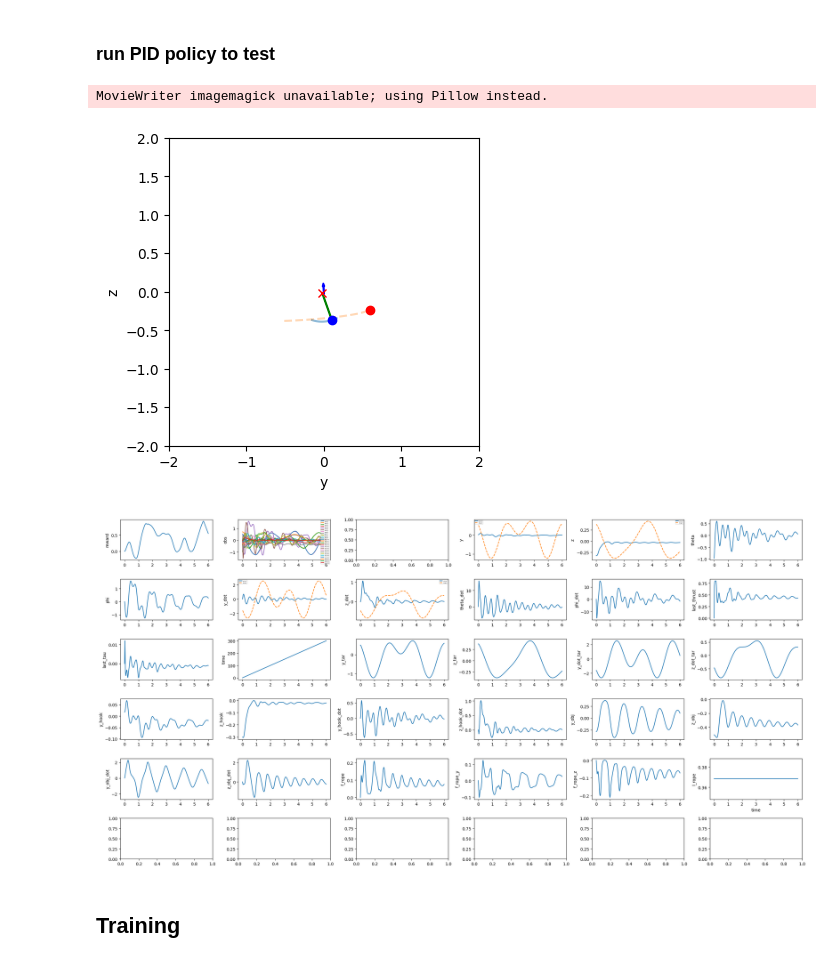
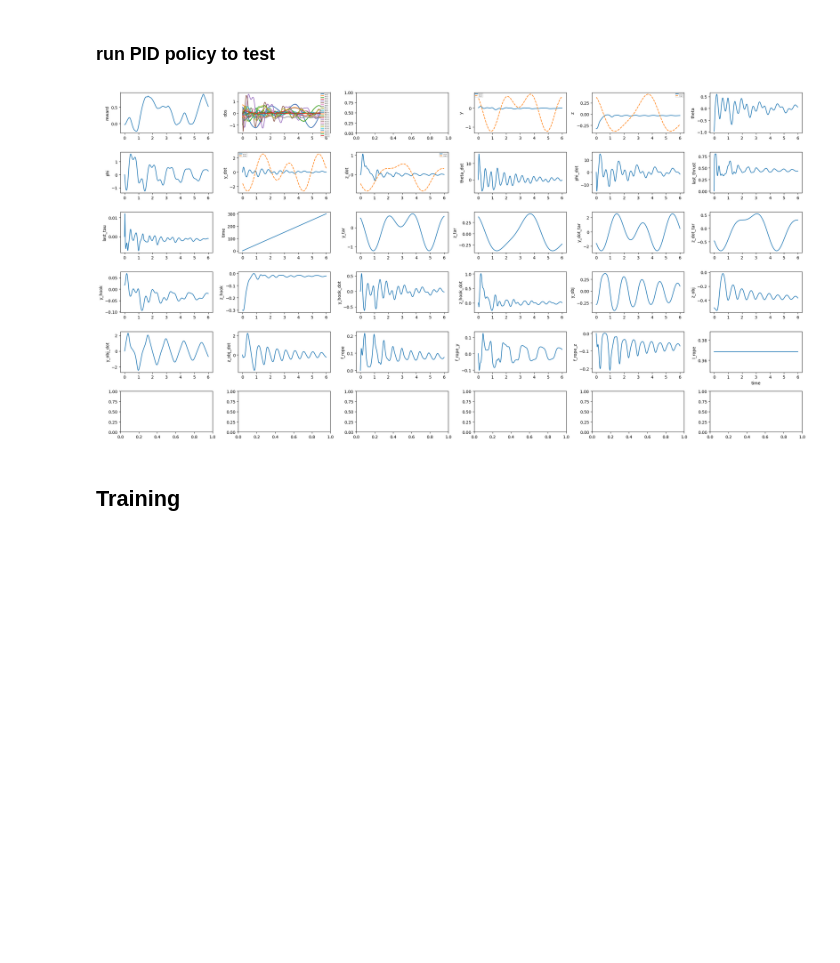
Before and after one commit to jc-bao/policy-adaptation-survey, a Jupyter notebook: adaptive_control_gym/envs/brax/jax_trans.ipynb, the cells around one changed output. Cells and saved outputs as stored; diff of their text form; code cells hidden in the pictures; blank space fills up the shorter version.

```diff
--- a/adaptive_control_gym/envs/brax/jax_trans.ipynb
+++ b/adaptive_control_gym/envs/brax/jax_trans.ipynb
@@ -438,17 +439,9 @@ class Quad2D(environment.Environment):
     ) -> Tuple[chex.Array, EnvState, float, bool, dict]:
         thrust = (action[0] + 1.0) / 2.0 * params.max_thrust
         tau = action[1] * params.max_torque
-        reward = 1.0 - (
-            0.8
-            * jnp.sqrt(
-                (state.y_tar - state.y_obj) ** 2 + (state.z_tar - state.z_obj) ** 2
-            )  # close to center
-            + 0.03
-            * jnp.sqrt(
-                (state.y_dot_tar - state.y_obj_dot) ** 2
-                + (state.z_dot_tar - state.z_obj_dot) ** 2
-            )  # zero velocity
-        )
+        err_pos = jnp.sqrt((state.y_tar - state.y_obj) ** 2 + (state.z_tar - state.z_obj) ** 2)
+        err_vel = jnp.sqrt((state.y_dot_tar - state.y_obj_dot) ** 2 + (state.z_dot_tar - state.z_obj_dot) ** 2)
+        reward = 1.0 - 0.8 * err_pos - 0.05 * err_vel
         reward = reward.squeeze()
         env_action = Action(thrust=thrust, tau=tau)
 
@@ -463,7 +456,11 @@ class Quad2D(environment.Environment):
             lax.stop_gradient(new_state),
             reward,
             done,
-            {"discount": self.discount(new_state, params)},
+            {
+                "discount": self.discount(new_state, params),
+                "err_pos": err_pos,
+                "err_vel": err_vel,
+            },
         )
 
     def reset_env(
@@ -808,37 +805,35 @@ def pid_policy(obs, rng):
 
     w0 = 10.0
     zeta = 0.95
     kp = env.default_params.m * (w0**2)
     kd = env.default_params.m * 2.0 * zeta * w0
     target_force_y = kp * (y_tar - y) + kd * (y_dot_tar - y_dot)
     target_force_z = (
         kp * (z_tar - z)
         + kd * (z_dot_tar - z_dot)
         + (env.default_params.m + env.default_params.mo) * env.default_params.g
     )
     thrust = -target_force_y * jnp.sin(theta) + target_force_z * jnp.cos(theta)
     target_theta = -jnp.arctan2(target_force_y, target_force_z)
 
     w0 = 30.0
     zeta = 0.95
     tau = env.default_params.I * (
         (w0**2) * (target_theta - theta) + 2.0 * zeta * w0 * (0.0 - theta_dot)
     )
 
     # convert into action space
     thrust_normed = jnp.clip(
         thrust / env.default_params.max_thrust * 2.0 - 1.0, -1.0, 1.0
     )
     tau_normed = jnp.clip(tau / env.default_params.max_torque, -1.0, 1.0)
     return jnp.array([thrust_normed, tau_normed])
 
 
 # with jax.disable_jit():
-test_env(env, policy=pid_policy, render_video=True)
+test_env(env, policy=pid_policy, render_video=False)
 # %% [output]
-MovieWriter imagemagick unavailable; using Pillow instead.
-[figure, old version]
+[figure, new version]
-[figure, removed]
 # %% [markdown]
 ## Training
 # %% [markdown]
```
Also changed, not shown: parts of 7 cells of this notebook.
